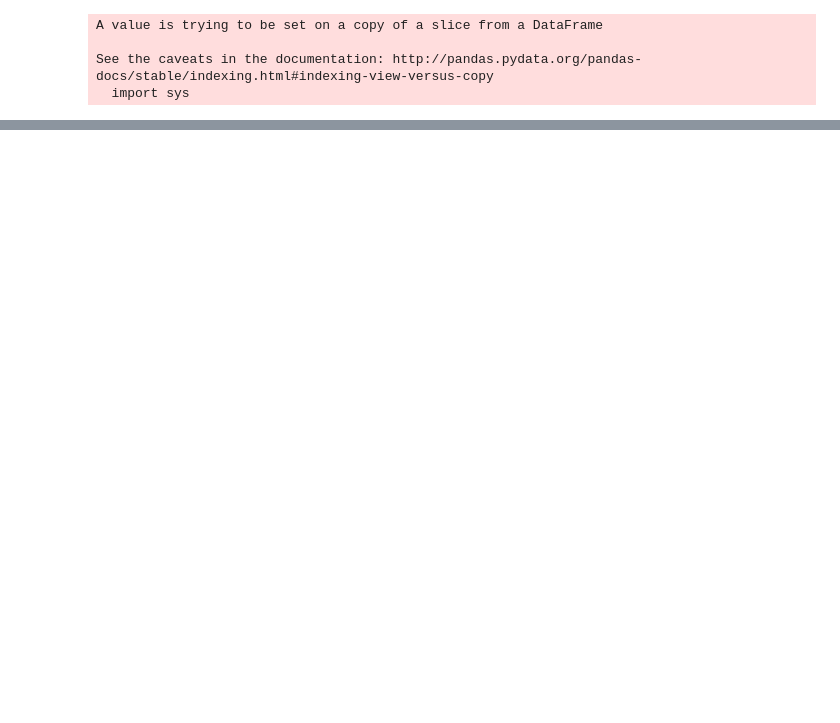
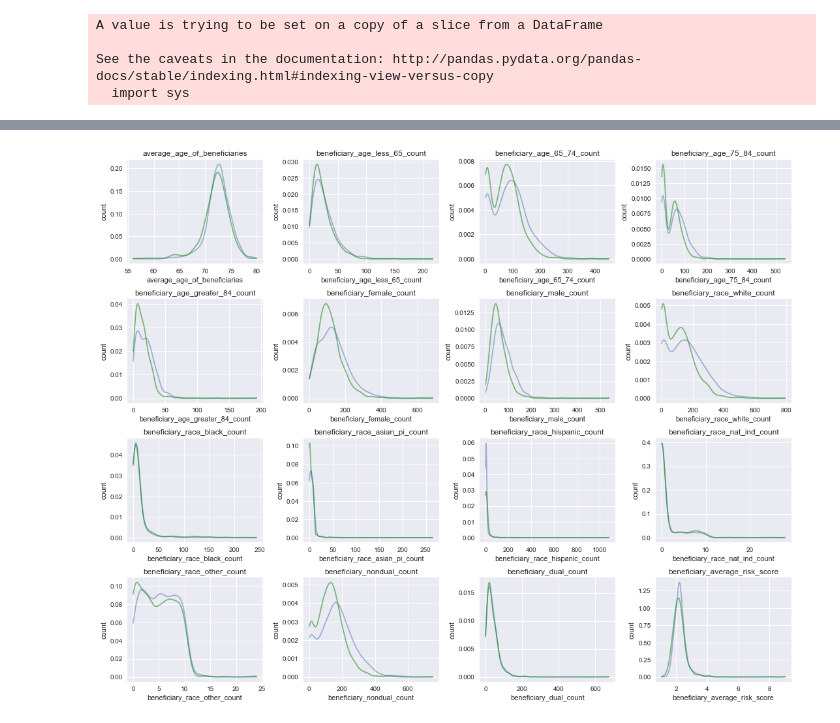
Before and after one commit to m3ngineer/med-mapper, a Jupyter notebook: imbruvica_eda.ipynb, the cells around one changed output, grey strips where cells are left out. Saved outputs shown, nothing was run; the diff lists cells and outputs as text; code cells hidden in the pictures; blank space fills up the shorter version.

```diff
--- a/imbruvica_eda.ipynb
+++ b/imbruvica_eda.ipynb
@@ -341,0 +298,42 @@ plt.legend();
+# %%
+# plot beneficiary characteristics for doctor groups
+# used total_claim_count for drug as metric
+hist1 = top25_3
+hist2 = bottom25_3
+
+graphs = ['average_age_of_beneficiaries', 'beneficiary_age_less_65_count',
+       'beneficiary_age_65_74_count', 'beneficiary_age_75_84_count',
+       'beneficiary_age_greater_84_count', 'beneficiary_female_count',
+       'beneficiary_male_count', 'beneficiary_race_white_count',
+       'beneficiary_race_black_count', 'beneficiary_race_asian_pi_count',
+       'beneficiary_race_hispanic_count', 'beneficiary_race_nat_ind_count',
+       'beneficiary_race_other_count', 'beneficiary_nondual_count',
+       'beneficiary_dual_count', 'beneficiary_average_risk_score'
+         ]
+
+fig = plt.figure(figsize=(15,12))
+
+for i, graph in enumerate(graphs, 1):
+    ax = fig.add_subplot(4,4,i)
+    max_val = max([hist1[graph].max(), hist2[graph].max()]) # find max of all data, used to make bin sizes same
+    min_val = min([hist1[graph].min(), hist2[graph].min()]) # find min of all data, used to make bin sizes same
+#     ax.hist(hist1[graph], bins=20, range=(min_val, max_val), alpha=0.5)
+#     ax.hist(hist2[graph], bins=20, range=(min_val, max_val), alpha=0.5)
+
+    #plot KDE curve
+    kde1 = stats.gaussian_kde(hist1[graph])
+    kde2 = stats.gaussian_kde(hist2[graph])
+    x = np.linspace(min_val, max_val, 1000)
+    label1 = '{}'.format(hist1)
+    label2 = '{}'.format(hist2)
+    ax.plot(x, kde1(x), alpha=0.5, label=label1)
+    ax.plot(x, kde2(x), alpha=0.5, label=label2, color='green')
+
+    title = '{}'.format(graph)
+    ax.set_title(title)
+    ax.set_ylabel('count')
+    ax.set_xlabel('{}'.format(graph))
+
+plt.tight_layout(pad=1.0);
+# %% [output]
+[figure, added]
```
Also changed, not shown: parts of 49 cells of this notebook.
